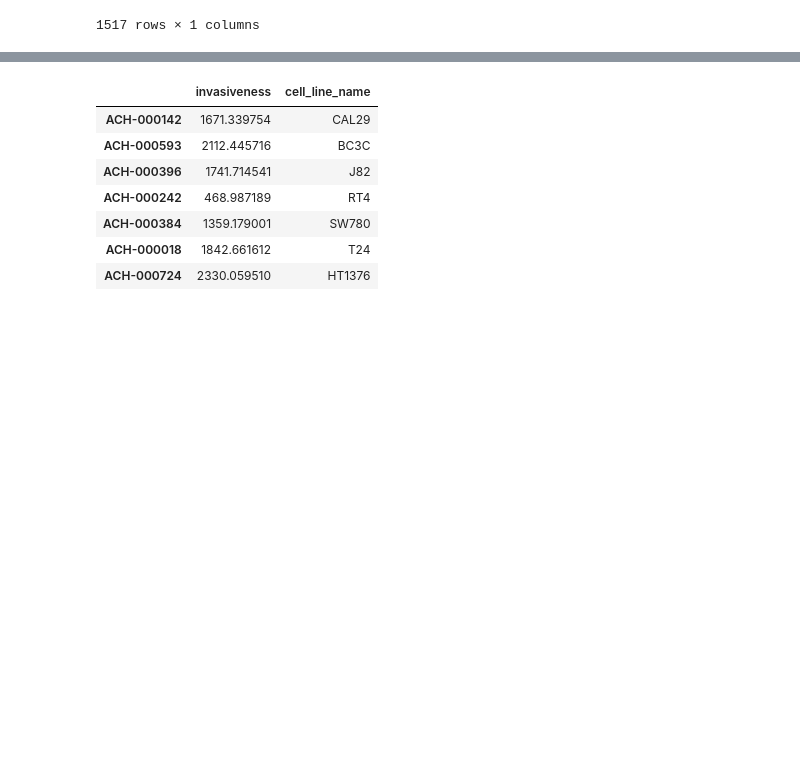
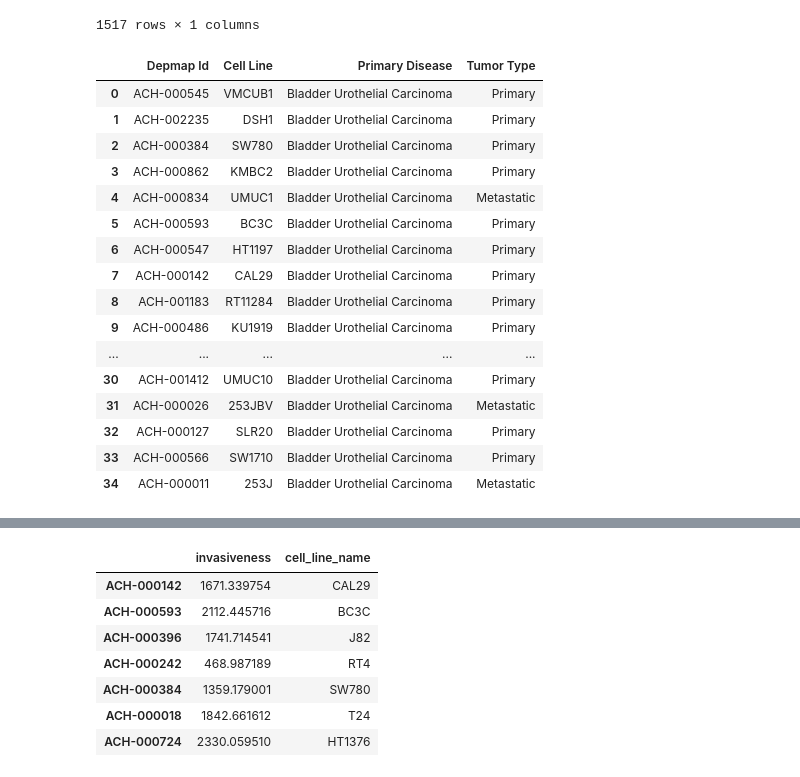
Before and after one commit to jingsday/blca_publication, a Jupyter notebook: blca_publication_Scripts/blca_Scripts_fgfr/blca_Scripts_depmap.ipynb, the cells around one changed output, grey strips where cells are left out. Saved outputs shown, nothing was run; the diff lists cells and outputs as text; code cells hidden in the pictures; blank space fills up the shorter version.

```diff
--- a/blca_publication_Scripts/blca_Scripts_fgfr/blca_Scripts_depmap.ipynb
+++ b/blca_publication_Scripts/blca_Scripts_fgfr/blca_Scripts_depmap.ipynb
@@ -286,3 +286,25 @@ display(DPD_df)
 | ACH-001997 | 1440.822063 |
 | ACH-000052 | 1940.348815 |
 1517 rows × 1 columns
+# %%
+cell_lines_all= pd.read_csv('/home/jing/Phd_project/project_UCD_blca/blca_DATA/blca_DATA_depmep/cell lines in Bladder Urothelial Carcinoma.csv')
+# %%
+cell_lines_all
+# %% [output]
+|  | Depmap Id | Cell Line | Primary Disease | Tumor Type |
+| 0 | ACH-000545 | VMCUB1 | Bladder Urothelial Carcinoma | Primary |
+| 1 | ACH-002235 | DSH1 | Bladder Urothelial Carcinoma | Primary |
+| 2 | ACH-000384 | SW780 | Bladder Urothelial Carcinoma | Primary |
+| 3 | ACH-000862 | KMBC2 | Bladder Urothelial Carcinoma | Primary |
+| 4 | ACH-000834 | UMUC1 | Bladder Urothelial Carcinoma | Metastatic |
+| 5 | ACH-000593 | BC3C | Bladder Urothelial Carcinoma | Primary |
+| 6 | ACH-000547 | HT1197 | Bladder Urothelial Carcinoma | Primary |
+| 7 | ACH-000142 | CAL29 | Bladder Urothelial Carcinoma | Primary |
+| 8 | ACH-001183 | RT11284 | Bladder Urothelial Carcinoma | Primary |
+| 9 | ACH-000486 | KU1919 | Bladder Urothelial Carcinoma | Primary |
+| ... | ... | ... | ... | ... |
+| 30 | ACH-001412 | UMUC10 | Bladder Urothelial Carcinoma | Primary |
+| 31 | ACH-000026 | 253JBV | Bladder Urothelial Carcinoma | Metastatic |
+| 32 | ACH-000127 | SLR20 | Bladder Urothelial Carcinoma | Primary |
+| 33 | ACH-000566 | SW1710 | Bladder Urothelial Carcinoma | Primary |
+| 34 | ACH-000011 | 253J | Bladder Urothelial Carcinoma | Metastatic |
```
Also changed, not shown: parts of 19 cells of this notebook, 2 other files.
